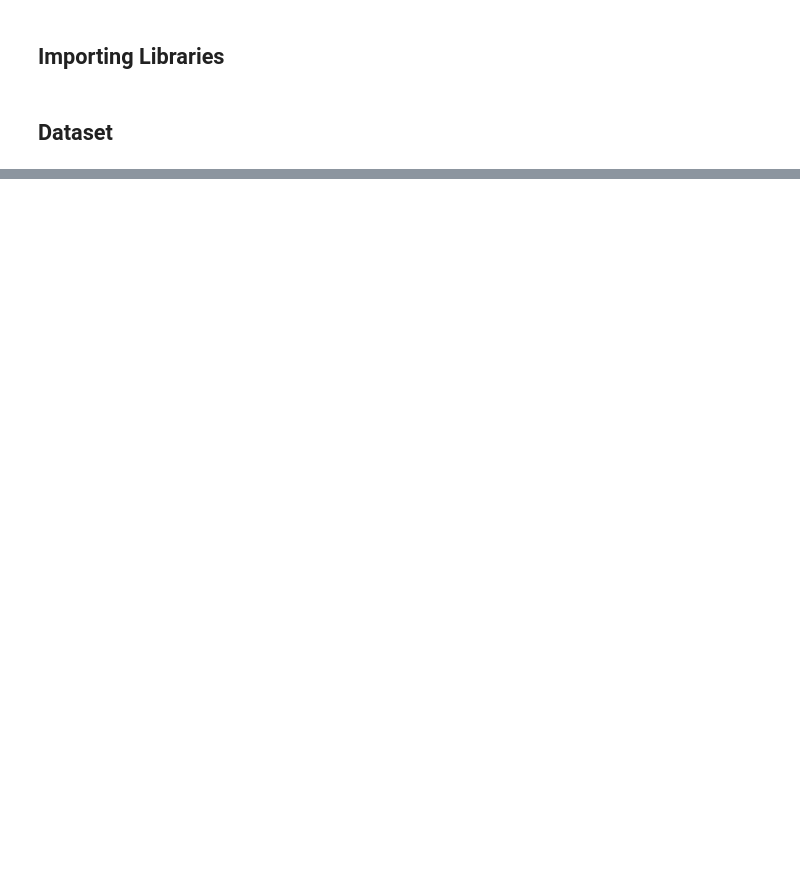
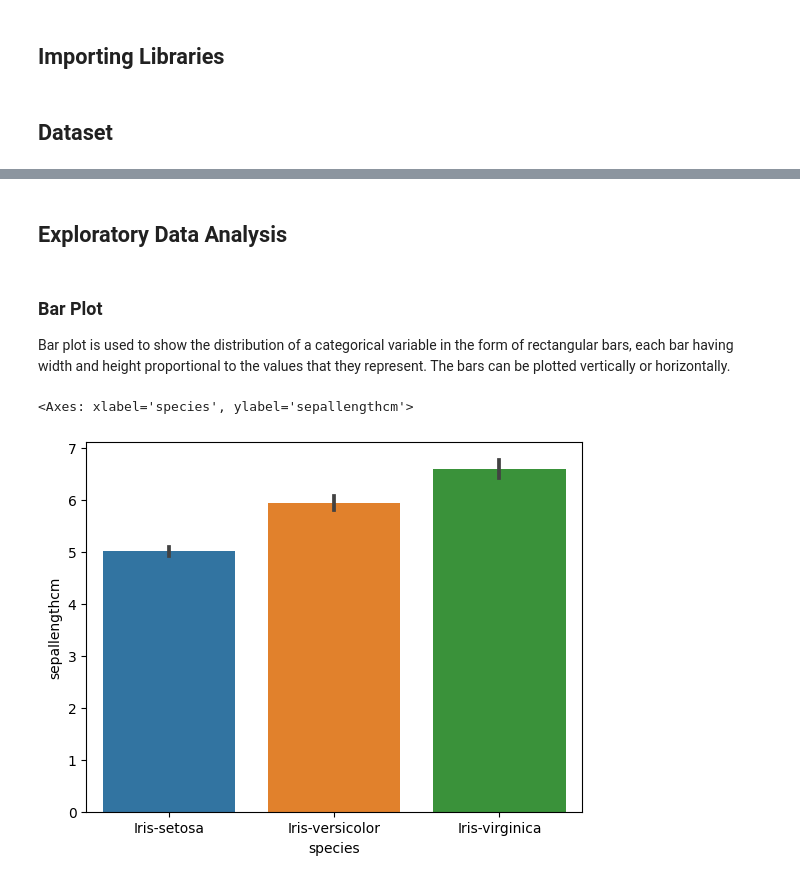
Before and after one commit to VirajBhagiya/Regression-Algorithms, a Jupyter notebook: Decision-Trees-Iris.ipynb, the cells around one changed output, grey strips where cells are left out. Saved outputs shown, nothing was run; the diff lists cells and outputs as text; code cells hidden in the pictures; blank space fills up the shorter version.

```diff
--- a/Decision-Trees-Iris.ipynb
+++ b/Decision-Trees-Iris.ipynb
@@ -99,0 +66,12 @@ print(tree_text)
+# %%
+df.drop('id',axis=1,inplace=True) #Drop the id column as it is not required for analysis
+# %% [markdown]
+## Exploratory Data Analysis
+# %% [markdown]
+### Bar Plot
+Bar plot is used to show the distribution of a categorical variable in the form of rectangular bars, each bar having width and height proportional to the values that they represent. The bars can be plotted vertically or horizontally.
+# %%
+sns.barplot(x = df['species'], y = df['sepallengthcm']) #Plot a barplot of species vs sepal length
+# %% [output]
+<Axes: xlabel='species', ylabel='sepallengthcm'>
+[figure, added]
```
Also changed, not shown: parts of 34 cells of this notebook.
